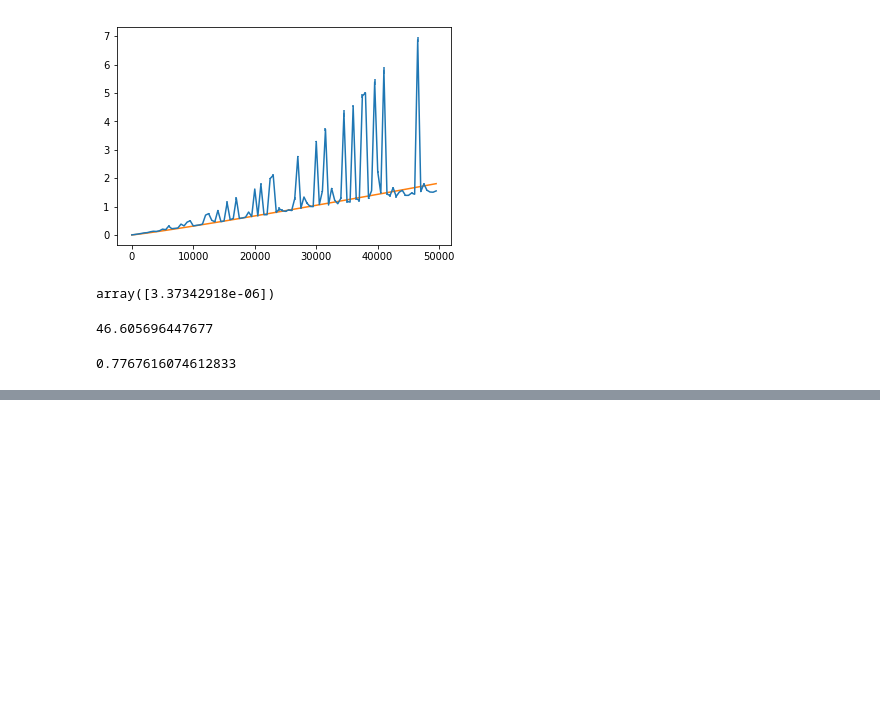
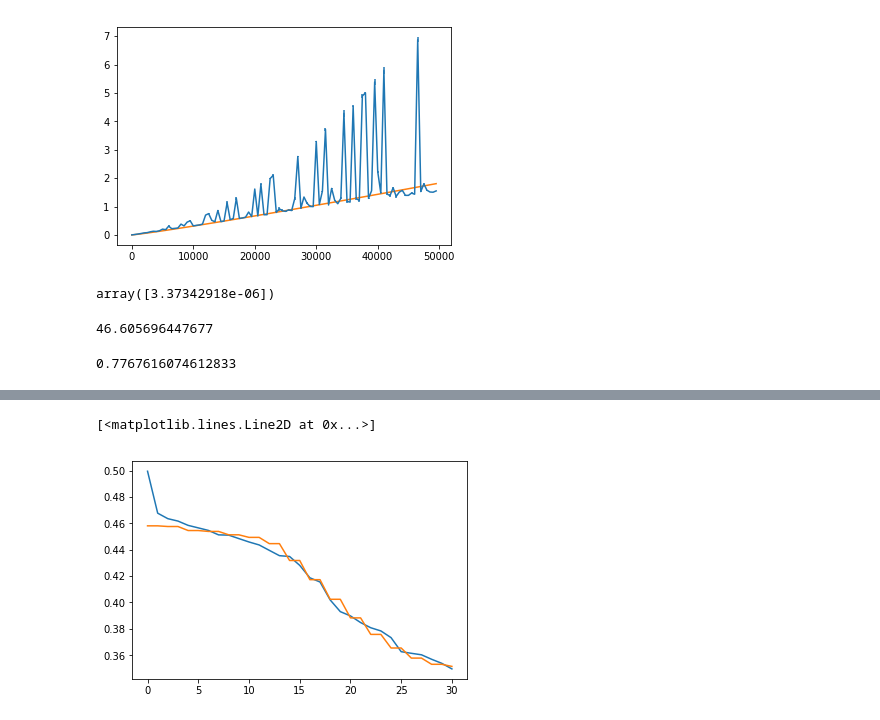
Before and after one commit to jamontanac/Tesis_Master, a Jupyter notebook: XY_model/Calculating_Entropy_and_density_matrix/Prueba15-10-19.ipynb, the cells around one changed output, grey strips where cells are left out. Cells and saved outputs as stored; diff of their text form; code cells hidden in the pictures; blank space fills up the shorter version.

```diff
--- a/XY_model/Calculating_Entropy_and_density_matrix/Prueba15-10-19.ipynb
+++ b/XY_model/Calculating_Entropy_and_density_matrix/Prueba15-10-19.ipynb
@@ -343,0 +369,17 @@ _/60
+# %%
+
+L=31
+beta=0.40824
+mu=0
+
+a,b=Get_Bands_Matrix(Ground=False)
+New_cov_matrix=Covariance_matrix_from_sub_sample(a,b,L)
+S=np.linalg.svd(New_cov_matrix,compute_uv=False)
+S=-S+0.5
+plt.plot(sorted(S,reverse=True))
+n=np.arange(-(L-1)/2,(L-1)/2+ 1)
+to_plot=sorted(Fermi_dirac(beta,mu,n,N=L),reverse=True)
+plt.plot(to_plot)
+# %% [output]
+[<matplotlib.lines.Line2D at 0x...>]
+[figure, added]
```
Also changed, not shown: parts of 15 cells of this notebook.
